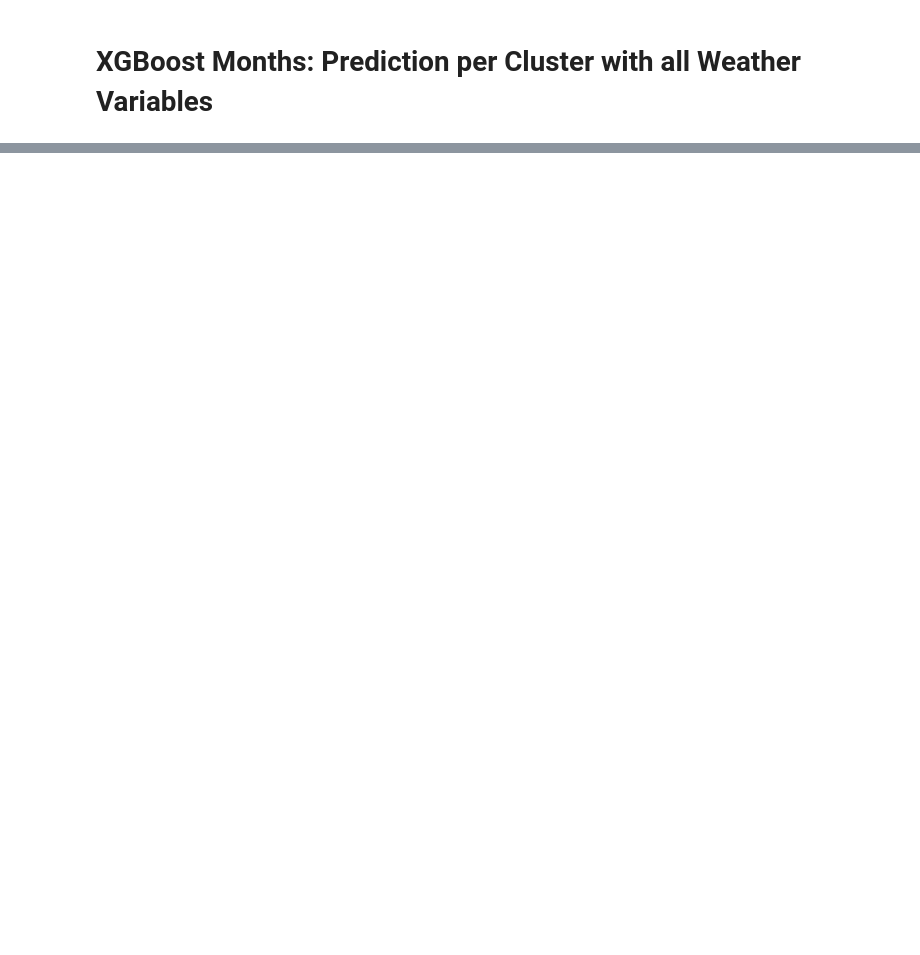
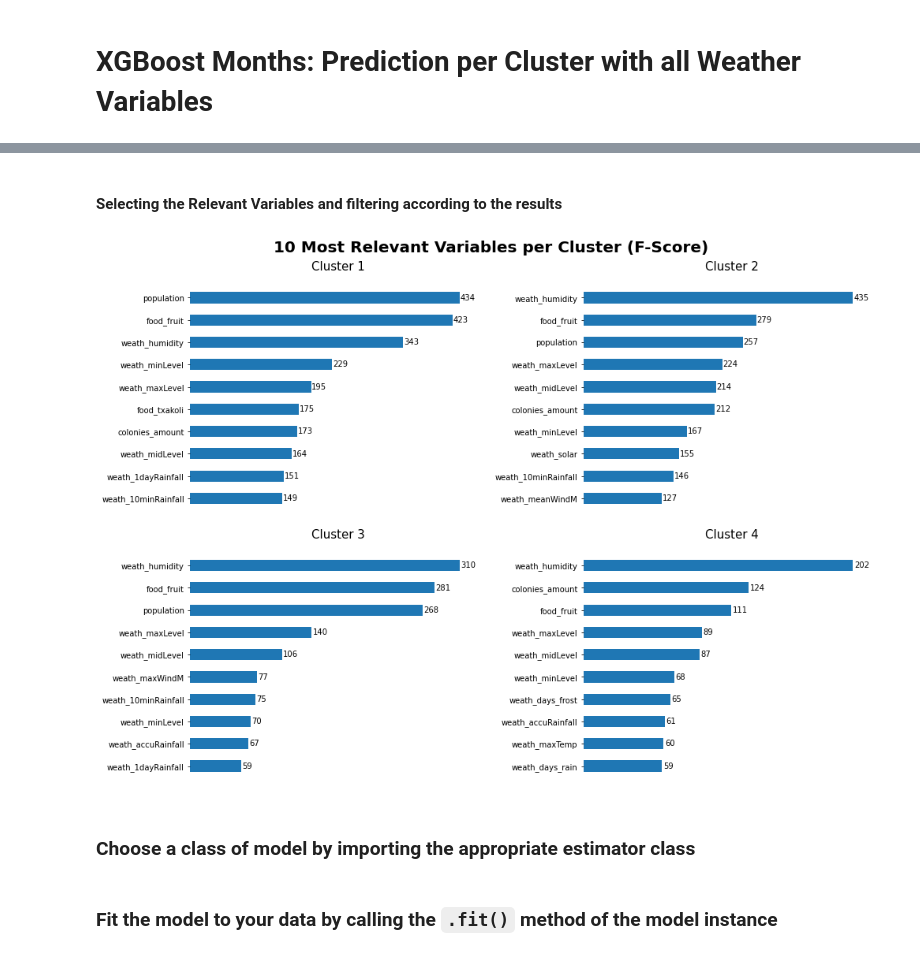
Before and after one commit to IEwaspbusters/KopuruVespaCompetitionIE, a Jupyter notebook: Competition_subs/2021-05-19_submit/Batch_XGBoost/workerbee05_HEX_01.ipynb, the cells around one changed output, grey strips where cells are left out. Cells and saved outputs as stored; diff of their text form; code cells hidden in the pictures; blank space fills up the shorter version.

Commit message:
Update XGBoost Months script and Generate Submission Dataset

```diff
--- a/Competition_subs/2021-05-19_submit/Batch_XGBoost/workerbee05_HEX_01.ipynb
+++ b/Competition_subs/2021-05-19_submit/Batch_XGBoost/workerbee05_HEX_01.ipynb
@@ -97,0 +47,10 @@ queen_predict["nests_2020"] = prediction_2020
+# %%
+# Adding cluster labels
+
+queen_train = pd.merge(queen_train, queen_clusters, how = 'left', left_on = 'municip_code', right_on = 'CODIGO MUNICIPIO')
+queen_predict = pd.merge(queen_predict, queen_clusters, how = 'left', left_on = 'municip_code', right_on = 'CODIGO MUNICIPIO')
+# %%
+# Remove the Municipalities that we did not assign a Cluster since there was not reliable data for us to predict
+
+queen_train = queen_train.loc[~queen_train.municip_code.isin([48071, 48074, 48022, 48088, 48051, 48020]),:]
+queen_predict = queen_predict.loc[~queen_predict.municip_code.isin([48071, 48074, 48022, 48088, 48051, 48020]),:]
@@ -97,0 +99,7 @@ queen_predict["nests_2020"] = prediction_2020
+# %%
+# selecting the XGBoost model and fitting with the train data
+
+model_cluster1 = XGBRegressor()
+model_cluster2 = XGBRegressor()
+model_cluster3 = XGBRegressor()
+model_cluster4 = XGBRegressor()
@@ -97,0 +133,36 @@ queen_predict["nests_2020"] = prediction_2020
+# %% [markdown]
+#### Selecting the Relevant Variables and filtering according to the results
+# %%
+# Plot the Relevant Variables in order to filter the relevant ones per Cluster
+
+fig = plt.figure(figsize=(14, 10))
+fig.suptitle('10 Most Relevant Variables per Cluster (F-Score)', fontsize=20, weight="heavy")
+
+ax1 = plt.subplot(2, 2, 1,frame_on=False)
+xgb.plot_importance(model_cluster1,height=0.5,ax=ax1,xlabel=None,ylabel=None,max_num_features=10,grid=False)
+ax1.set_title('Cluster 1',size=15)
+ax1.set_xticklabels([])
+ax1.set_xticks([])
+
+ax2 = plt.subplot(2, 2, 2,frame_on=False)
+xgb.plot_importance(model_cluster2,height=0.5,ax=ax2,xlabel=None,ylabel=None,max_num_features=10,grid=False)
+ax2.set_title('Cluster 2',size=15)
+ax2.set_xticklabels([])
+ax2.set_xticks([])
+
+ax3 = plt.subplot(2, 2, 3,frame_on=False)
+xgb.plot_importance(model_cluster3,height=0.5,ax=ax3,xlabel=None,ylabel=None,max_num_features=10,grid=False)
+ax3.set_title('Cluster 3',size=15)
+ax3.set_xticklabels([])
+ax3.set_xticks([])
+
+ax4 = plt.subplot(2, 2, 4,frame_on=False)
+xgb.plot_importance(model_cluster4,height=0.5,ax=ax4,xlabel=None,ylabel=None,max_num_features=10,grid=False)
+ax4.set_title('Cluster 4',size=15)
+ax4.set_xticklabels([])
+ax4.set_xticks([])
+
+plt.tight_layout()
+plt.show()
+# %% [output]
+[figure, added]
@@ -97,0 +188,2 @@ queen_predict["nests_2020"] = prediction_2020
+# %% [markdown]
+### Choose a class of model by importing the appropriate estimator class
@@ -97,0 +197,2 @@ queen_predict["nests_2020"] = prediction_2020
+# %% [markdown]
+### Fit the model to your data by calling the `.fit()` method of the model instance
```
Also changed, not shown: parts of 38 cells of this notebook, 6 other files.
